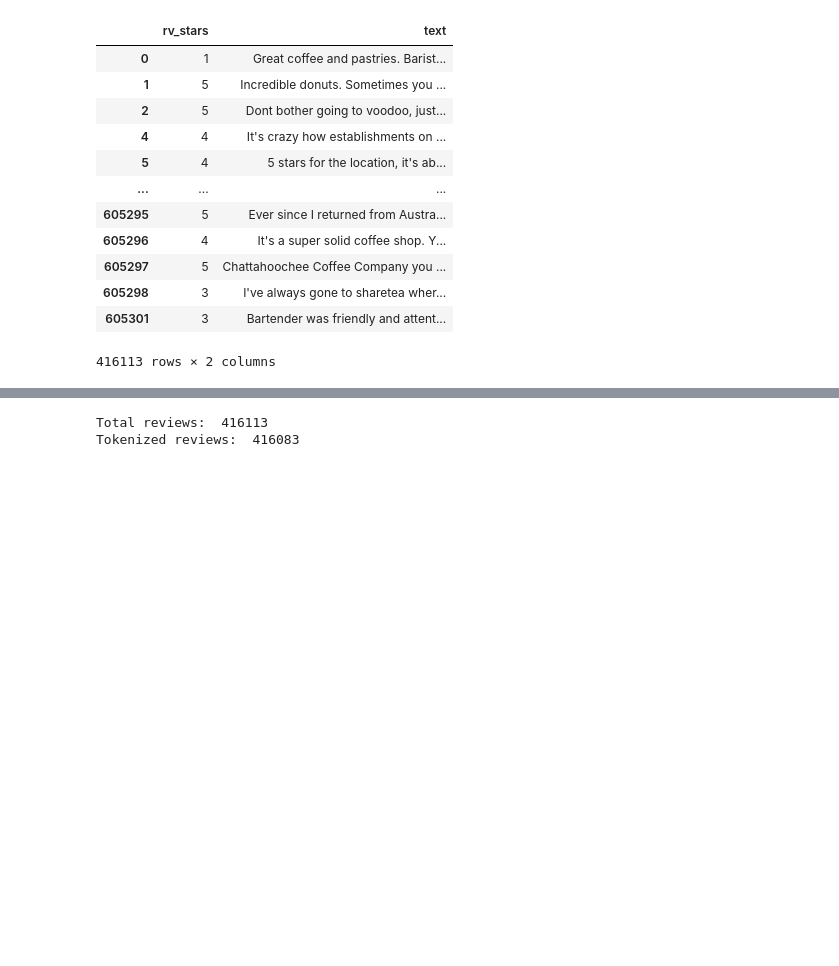
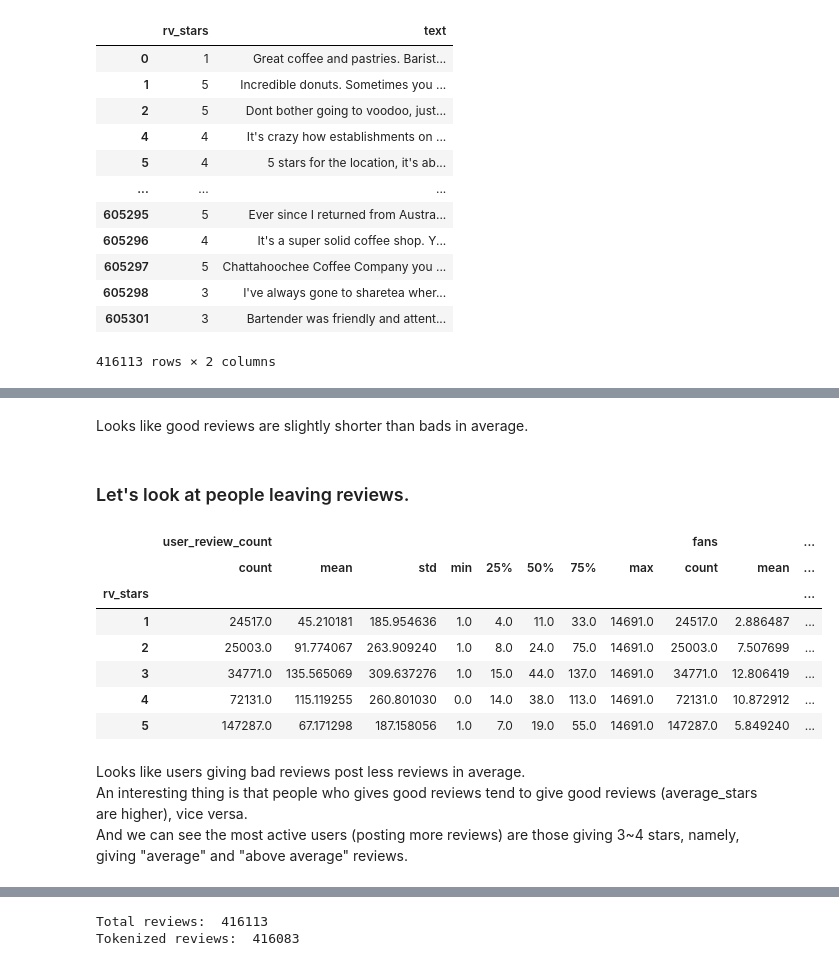
Before and after one commit to erojing/Analyzing_Yelp_Dataset, a Jupyter notebook: Final project.ipynb, the cells around one changed output, grey strips where cells are left out. Saved outputs shown, nothing was run; the diff lists cells and outputs as text; code cells hidden in the pictures; blank space fills up the shorter version.

```diff
--- a/Final project.ipynb
+++ b/Final project.ipynb
@@ -197,16 +199,0 @@ You can now load the package via spacy.load('en_core_web_sm')
-# %%
-parser = English()
-# text tokenize
-def tokenize(text):
-    lda_tokens=[]
-    tokens = parser(text)
-    for token in tokens:
-        if token.orth_.isspace():
-            continue
-        elif token.like_url:
-            lda_tokens.append('URL')
-        elif token.orth_.startswith('@'):
-            lda_tokens.append('SCREEN_NAME')
-        else:
-            lda_tokens.append(token.lower_)
-    return lda_tokens
@@ -236,9 +199,0 @@ en_stop = set(nltk.corpus.stopwords.words('english'))
-# %%
-def prepare_text_for_lda(text):
-    tokens = tokenize(text)
-    # Only for text length >4
-    tokens = [token for token in tokens if len(token)>4]
-    # Lemmatize words
-    tokens = get_lemma(tokens)
-    tokens = [token for token in tokens if token not in en_stop]
-    return tokens
@@ -244,0 +202,3 @@ def prepare_text_for_lda(text):
+# %%
+parser = English()
+yelp_coffee_filtered['text_len'] = yelp_coffee_filtered['text'].map(lambda text:len(tokenize(text)))
@@ -252,0 +235,21 @@ See the caveats in the documentation: https://pandas.pydata.org/pandas-docs/stab
+# %% [markdown]
+Looks like good reviews are slightly shorter than bads in average.
+# %% [markdown]
+### Let's look at people leaving reviews.
+# %%
+# Looking people that frequently post about coffee shops on yelp
+yelp_coffee_filtered.drop_duplicates(['user_id','rv_stars']).groupby('rv_stars')[[
+    'user_review_count', 'fans', 'average_stars']].describe()
+# %% [output]
+|  | user_review_count |  |  |  |  |  |  |  | fans |  | ... |
+|  | count | mean | std | min | 25% | 50% | 75% | max | count | mean | ... |
+| rv_stars |  |  |  |  |  |  |  |  |  |  | ... |
+| 1 | 24517.0 | 45.210181 | 185.954636 | 1.0 | 4.0 | 11.0 | 33.0 | 14691.0 | 24517.0 | 2.886487 | ... |
+| 2 | 25003.0 | 91.774067 | 263.909240 | 1.0 | 8.0 | 24.0 | 75.0 | 14691.0 | 25003.0 | 7.507699 | ... |
+| 3 | 34771.0 | 135.565069 | 309.637276 | 1.0 | 15.0 | 44.0 | 137.0 | 14691.0 | 34771.0 | 12.806419 | ... |
+| 4 | 72131.0 | 115.119255 | 260.801030 | 0.0 | 14.0 | 38.0 | 113.0 | 14691.0 | 72131.0 | 10.872912 | ... |
+| 5 | 147287.0 | 67.171298 | 187.158056 | 1.0 | 7.0 | 19.0 | 55.0 | 14691.0 | 147287.0 | 5.849240 | ... |
+# %% [markdown]
+Looks like users giving bad reviews post less reviews in average.
+An interesting thing is that people who gives good reviews tend to give good reviews (average_stars are higher), vice versa.
+And we can see the most active users (posting more reviews) are those giving 3~4 stars, namely, giving "average" and "above average" reviews.
```
Also changed, not shown: parts of 31 cells of this notebook, 1 other file.
